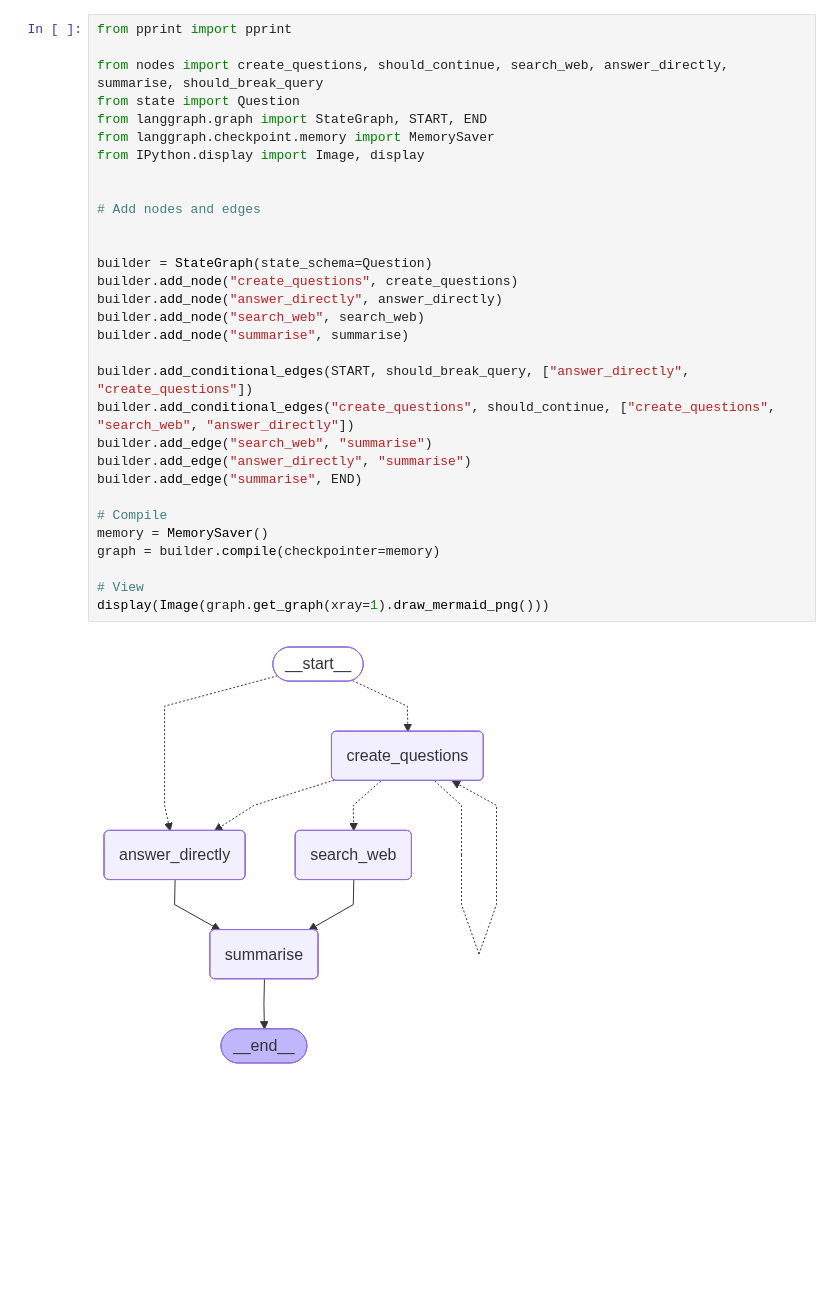
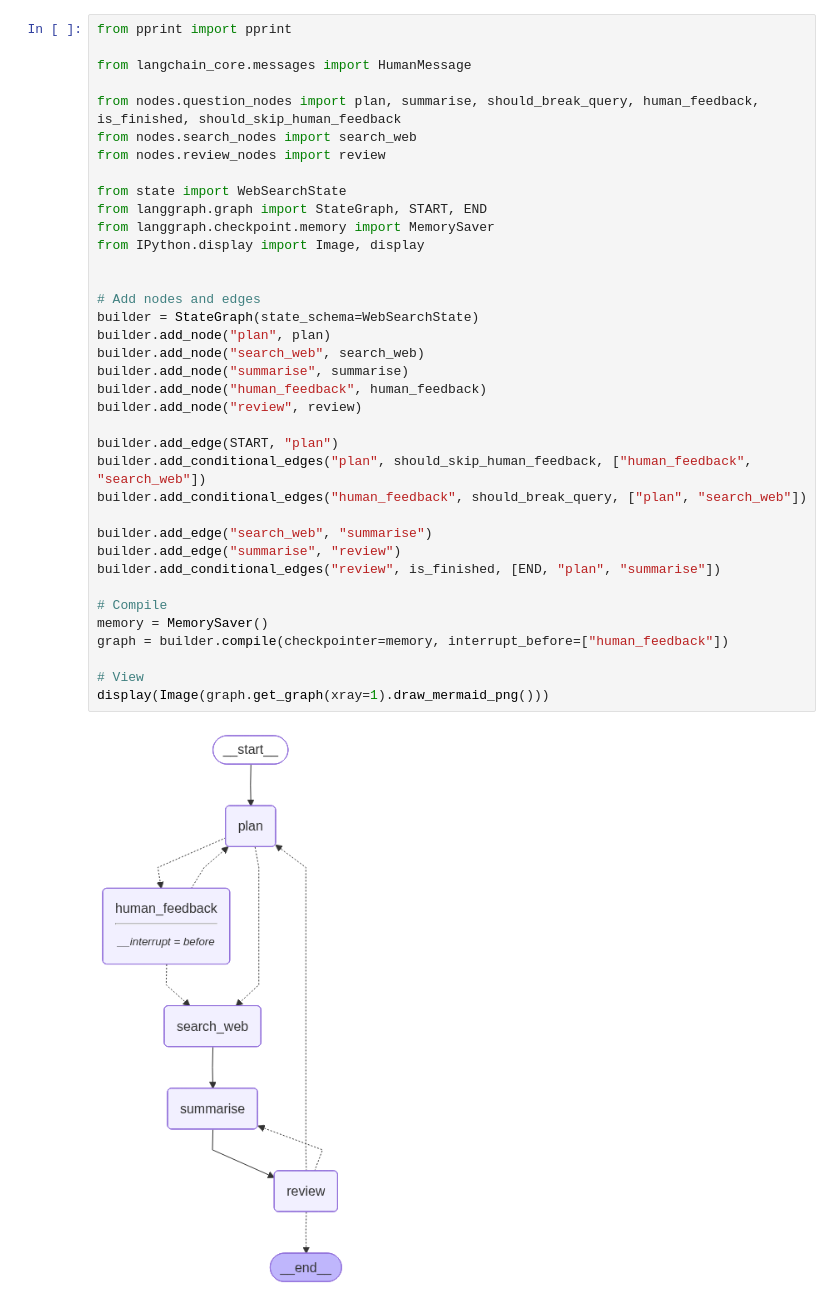
Before and after one commit to EricKing22/LangGraph_DeepSearch, a Jupyter notebook: src/go.ipynb, the cells around one changed output. Saved outputs shown, nothing was run; the diff lists cells and outputs as text; blank space fills up the shorter version.

Commit message:
Add plan-execute-verify and human-in-loop feature

```diff
--- a/src/go.ipynb
+++ b/src/go.ipynb
@@ -1,34 +1,40 @@
 # %%
 from pprint import pprint
 
-from nodes import create_questions, should_continue, search_web, answer_directly, summarise, should_break_query
-from state import Question
+from langchain_core.messages import HumanMessage
+
+from nodes.question_nodes import plan, summarise, should_break_query, human_feedback, is_finished, should_skip_human_feedback
+from nodes.search_nodes import search_web
+from nodes.review_nodes import review
+
+from state import WebSearchState
 from langgraph.graph import StateGraph, START, END
 from langgraph.checkpoint.memory import MemorySaver
 from IPython.display import Image, display
 
 
 # Add nodes and edges
-
-
-builder = StateGraph(state_schema=Question)
-builder.add_node("create_questions", create_questions)
-builder.add_node("answer_directly", answer_directly)
+builder = StateGraph(state_schema=WebSearchState)
+builder.add_node("plan", plan)
 builder.add_node("search_web", search_web)
 builder.add_node("summarise", summarise)
+builder.add_node("human_feedback", human_feedback)
+builder.add_node("review", review)
 
-builder.add_conditional_edges(START, should_break_query, ["answer_directly", "create_questions"])
-builder.add_conditional_edges("create_questions", should_continue, ["create_questions", "search_web", "answer_directly"])
+builder.add_edge(START, "plan")
+builder.add_conditional_edges("plan", should_skip_human_feedback, ["human_feedback", "search_web"])
+builder.add_conditional_edges("human_feedback", should_break_query, ["plan", "search_web"])
+
 builder.add_edge("search_web", "summarise")
-builder.add_edge("answer_directly", "summarise")
-builder.add_edge("summarise", END)
+builder.add_edge("summarise", "review")
+builder.add_conditional_edges("review", is_finished, [END, "plan", "summarise"])
 
 # Compile
 memory = MemorySaver()
-graph = builder.compile(checkpointer=memory)
+graph = builder.compile(checkpointer=memory, interrupt_before=["human_feedback"])
 
 # View
 display(Image(graph.get_graph(xray=1).draw_mermaid_png()))
 # %% [output]
-[figure, old version]
+[figure, new version]
 # %%
```
Also changed, not shown: parts of 5 cells of this notebook, 10 other files.
